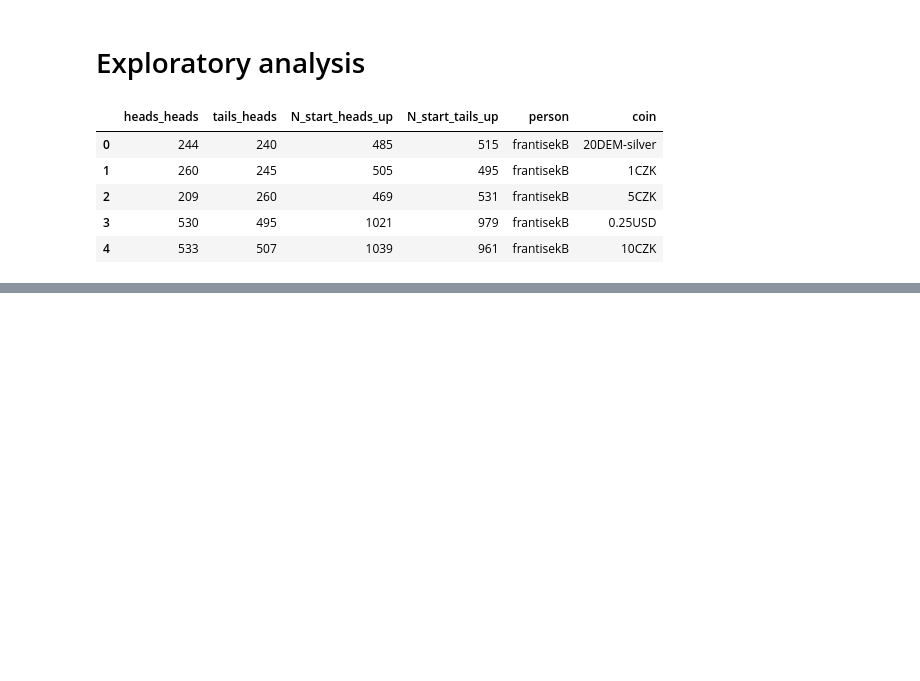
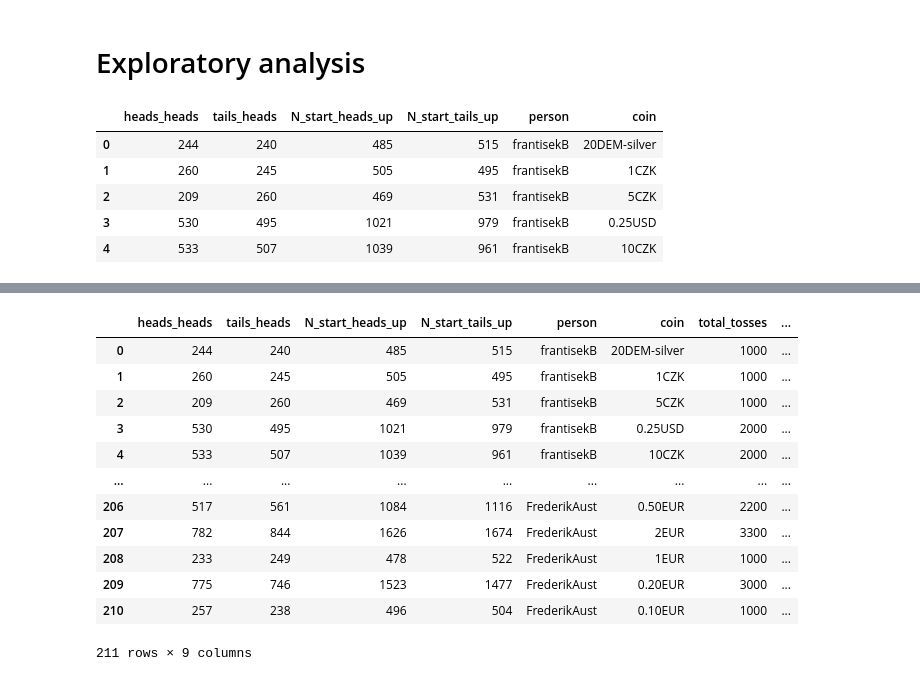
Before and after one commit to julsofpet/cointoss, a Jupyter notebook: explore.ipynb, the cells around one changed output, grey strips where cells are left out. Cells and saved outputs as stored; diff of their text form; code cells hidden in the pictures; blank space fills up the shorter version.

```diff
--- a/explore.ipynb
+++ b/explore.ipynb
@@ -178,0 +181,16 @@ plt.show()
+# %%
+data
+# %% [output]
+|  | heads_heads | tails_heads | N_start_heads_up | N_start_tails_up | person | coin | total_tosses | ... |
+| 0 | 244 | 240 | 485 | 515 | frantisekB | 20DEM-silver | 1000 | ... |
+| 1 | 260 | 245 | 505 | 495 | frantisekB | 1CZK | 1000 | ... |
+| 2 | 209 | 260 | 469 | 531 | frantisekB | 5CZK | 1000 | ... |
+| 3 | 530 | 495 | 1021 | 979 | frantisekB | 0.25USD | 2000 | ... |
+| 4 | 533 | 507 | 1039 | 961 | frantisekB | 10CZK | 2000 | ... |
+| ... | ... | ... | ... | ... | ... | ... | ... | ... |
+| 206 | 517 | 561 | 1084 | 1116 | FrederikAust | 0.50EUR | 2200 | ... |
+| 207 | 782 | 844 | 1626 | 1674 | FrederikAust | 2EUR | 3300 | ... |
+| 208 | 233 | 249 | 478 | 522 | FrederikAust | 1EUR | 1000 | ... |
+| 209 | 775 | 746 | 1523 | 1477 | FrederikAust | 0.20EUR | 3000 | ... |
+| 210 | 257 | 238 | 496 | 504 | FrederikAust | 0.10EUR | 1000 | ... |
+211 rows × 9 columns
```
Also changed, not shown: parts of 8 cells of this notebook.
